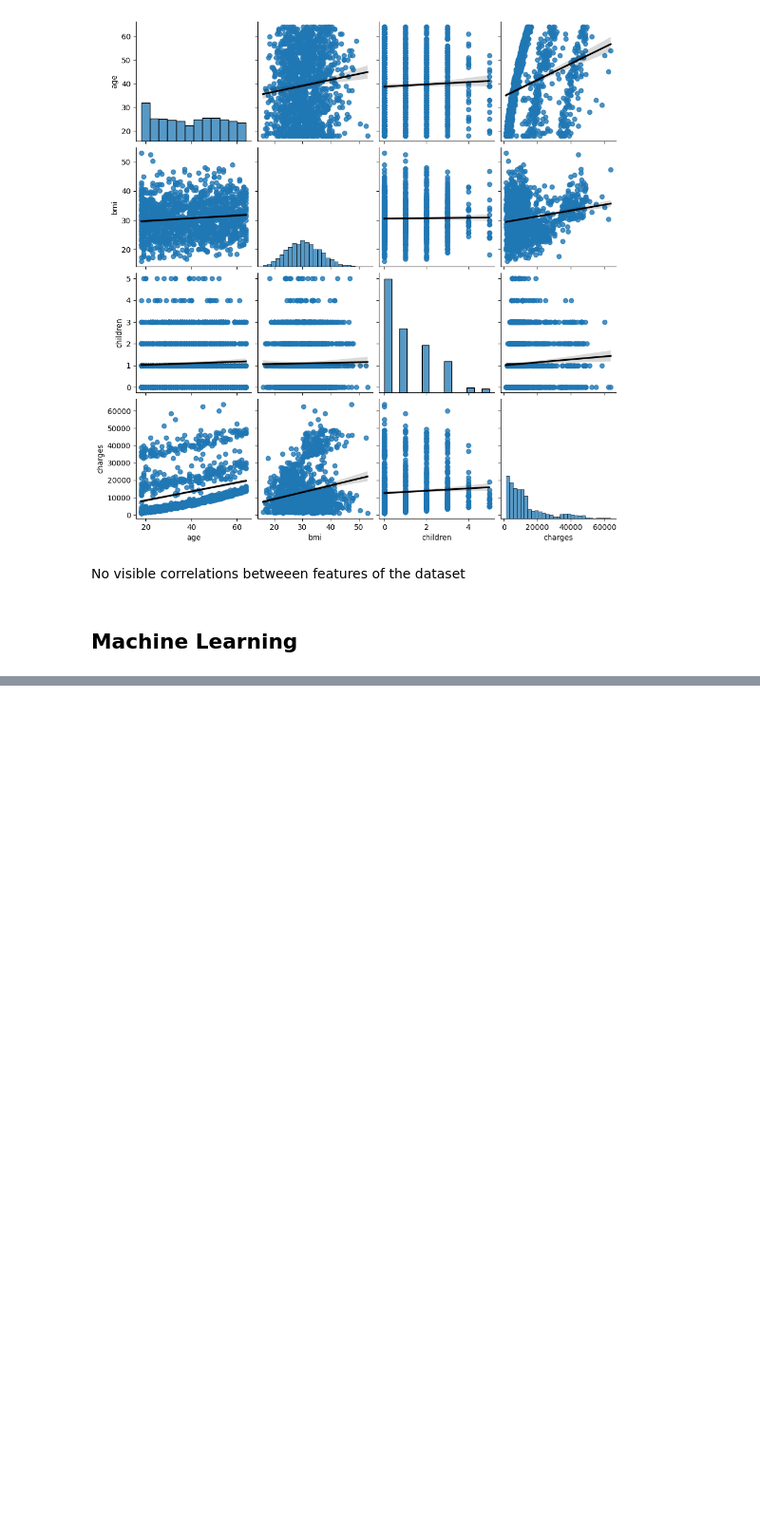
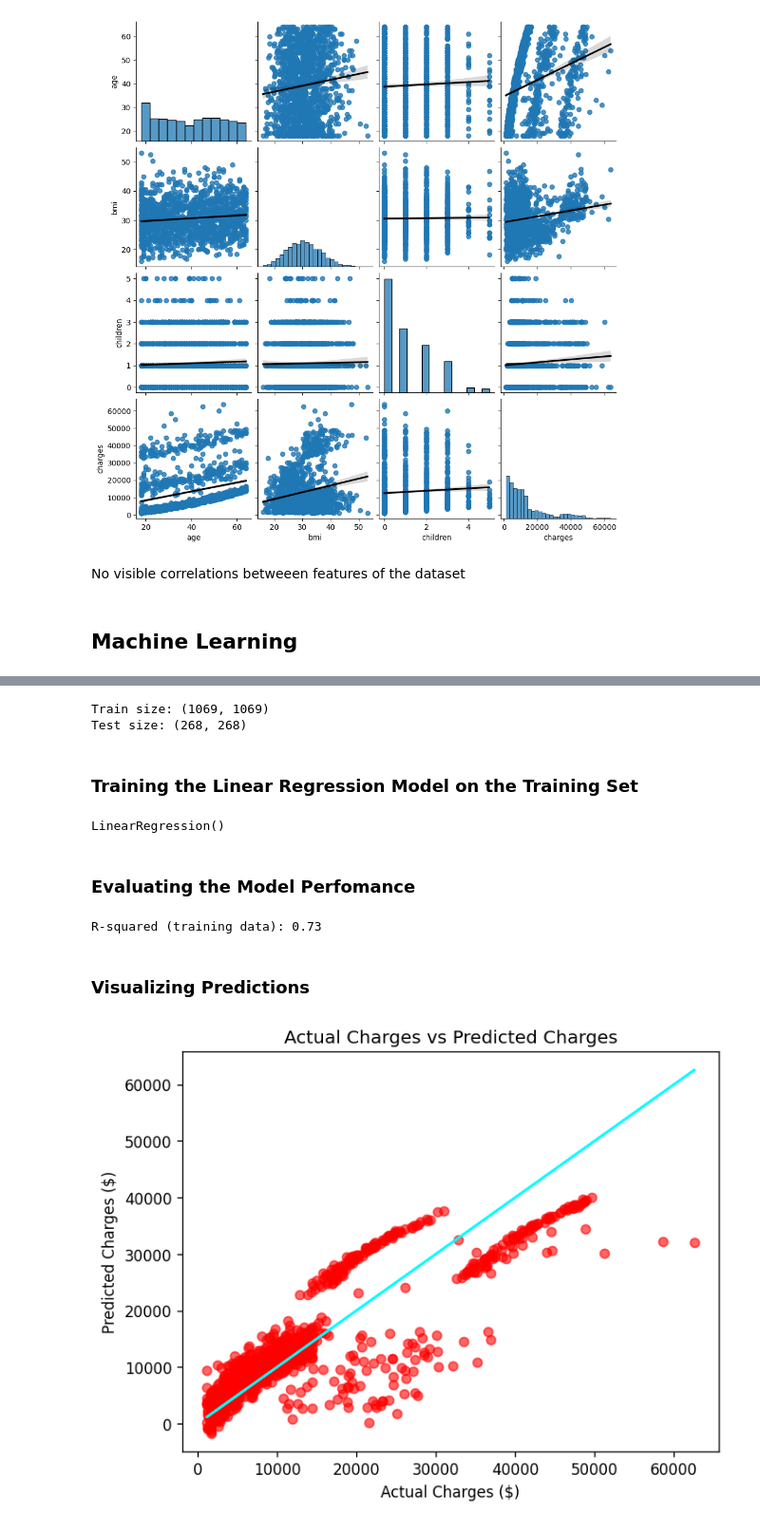
Before and after one commit to DejusDevspace/health-insurance-price-prediction, a Jupyter notebook: insurance.ipynb, the cells around one changed output, grey strips where cells are left out. Shown at 95% size. Drawn from its saved outputs; the diff is of its cells as text; code cells hidden in the pictures; blank space fills up the shorter version.

```diff
--- a/insurance.ipynb
+++ b/insurance.ipynb
@@ -371,0 +406,8 @@ No visible correlations betweeen features of the dataset
+# %%
+# Encoding gender and smoker features
+ct = ColumnTransformer(transformers=[('encoder', OneHotEncoder(), [1, 4])], remainder='passthrough')
+X = ct.fit_transform(X)
+# %%
+# Encoding region feature
+label_encoder = LabelEncoder()
+X[:, 7] = label_encoder.fit_transform(X[:, 7])
@@ -371,0 +437,41 @@ No visible correlations betweeen features of the dataset
+# %%
+X_train, X_test, y_train, y_test = train_test_split(X, y, test_size=0.2, random_state=42)
+print('Train size:', (len(X_train), len(y_train)), '\nTest size:', (len(X_test), len(y_test)))
+# %% [output]
+Train size: (1069, 1069)
+Test size: (268, 268)
+# %% [markdown]
+### Training the Linear Regression Model on the Training Set
+# %%
+regr = LinearRegression()
+regr.fit(X_train, y_train)
+# %% [output]
+LinearRegression()
+# %% [markdown]
+### Evaluating the Model Perfomance
+# %%
+# R-squared score
+print('R-squared (training data): {:.2f}'.format(r2_score(y_train, regr.predict(X_train))))
+# %% [output]
+R-squared (training data): 0.73
+# %% [markdown]
+### Visualizing Predictions
+# %%
+y_pred_train = regr.predict(X_train)
+
+plt.figure(dpi=120)
+
+plt.scatter(
+    x=y_train,
+    y=y_pred_train,
+    c='red',
+    alpha=0.6,
+)
+plt.plot(y_train, y_train, color='aqua')
+
+plt.title('Actual Charges vs Predicted Charges')
+plt.xlabel('Actual Charges ($)')
+plt.ylabel('Predicted Charges ($)')
+plt.show()
+# %% [output]
+[figure, added]
```
Also changed, not shown: parts of 17 cells of this notebook.
